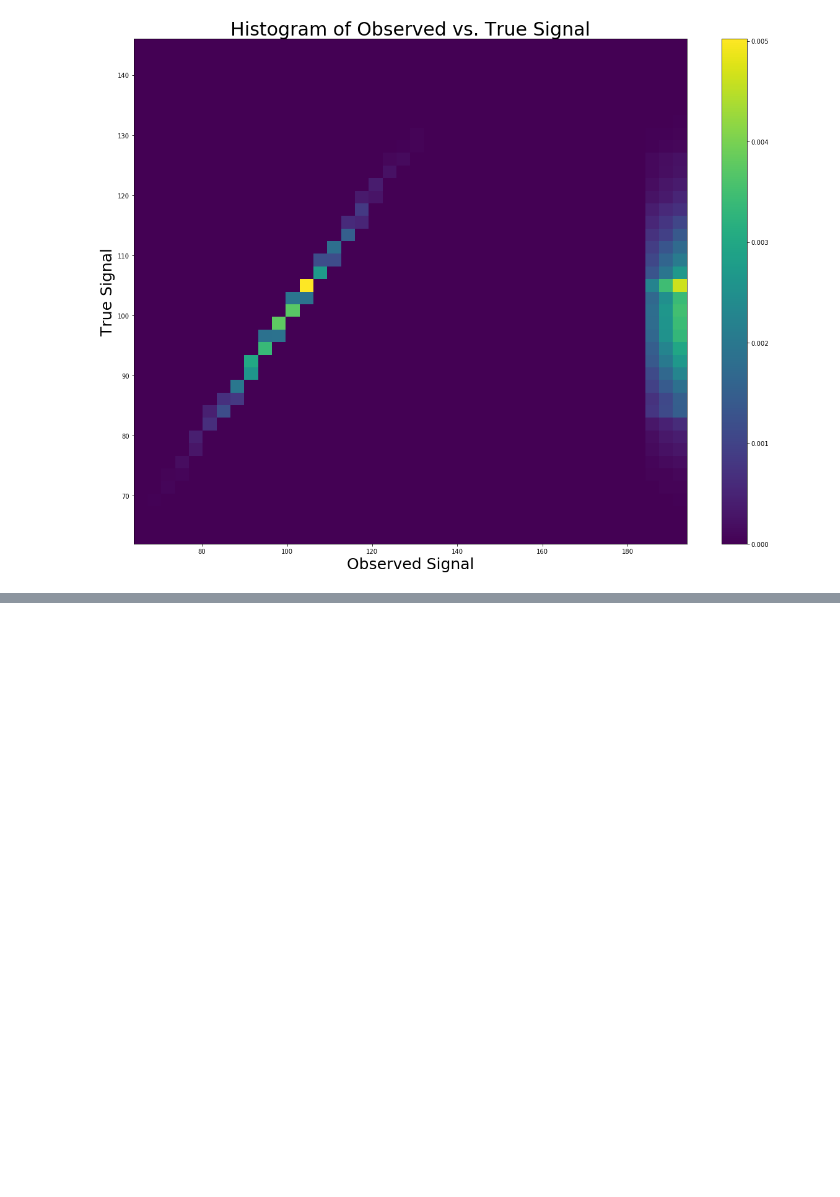
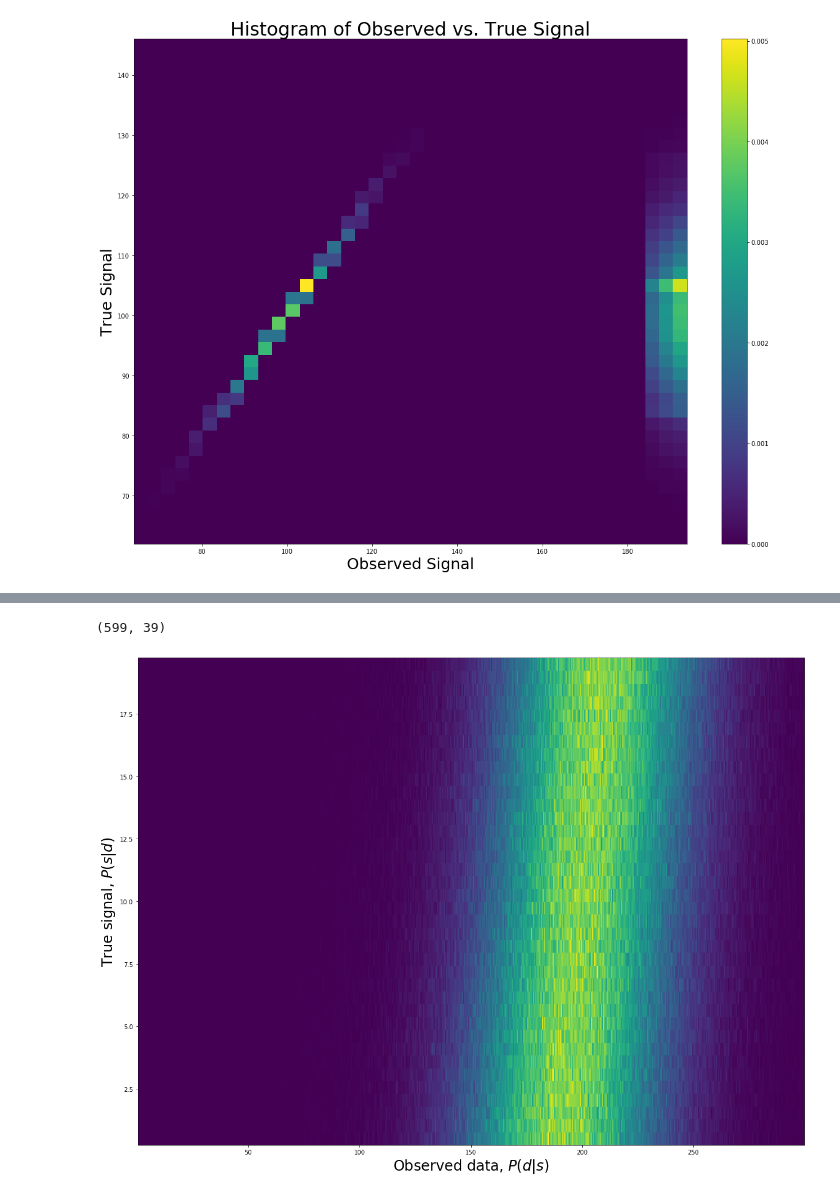
Before and after one commit to jbc1216/434-Portfolio, a Jupyter notebook: FinchCarr_Lab06.ipynb, the cells around one changed output, grey strips where cells are left out. Saved outputs shown, nothing was run; the diff lists cells and outputs as text; code cells hidden in the pictures; blank space fills up the shorter version.

```diff
--- a/FinchCarr_Lab06.ipynb
+++ b/FinchCarr_Lab06.ipynb
@@ -123,0 +132,20 @@ plt.show()
+# %%
+bkgd = stats.norm.rvs(loc=190, scale=30, size=1000000, random_state=1)
+# background injection is values centered around 30 with standard deviation of 30
+signal = stats.uniform.rvs(loc=0, scale=20, size=1000000, random_state=2)
+
+data = bkgd + signal
+signaledges = np.linspace(0,20,40) # Y axis steps
+dataedges = np.linspace(0,300,600) # X axis steps
+
+Psd, temp, temp2= np.histogram2d(data,signal, bins=[dataedges,signaledges], density=True)
+
+datacenters = (dataedges[:-1] + dataedges[1:]) / 2
+signalcenters = (signaledges[:-1] + signaledges[1:]) / 2
+plt.pcolormesh(datacenters,signalcenters,Psd.T)
+plt.ylabel('True signal, $P(s|d)$', fontsize = 24)
+plt.xlabel('Observed data, $P(d|s)$', fontsize = 24)
+Psd.shape
+# %% [output]
+(599, 39)
+[figure, added]
```
Also changed, not shown: parts of 18 cells of this notebook.
